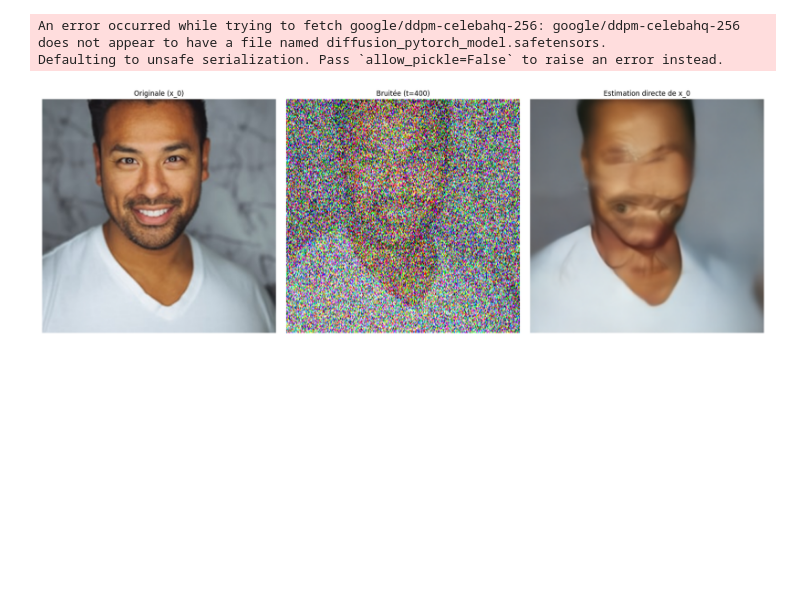
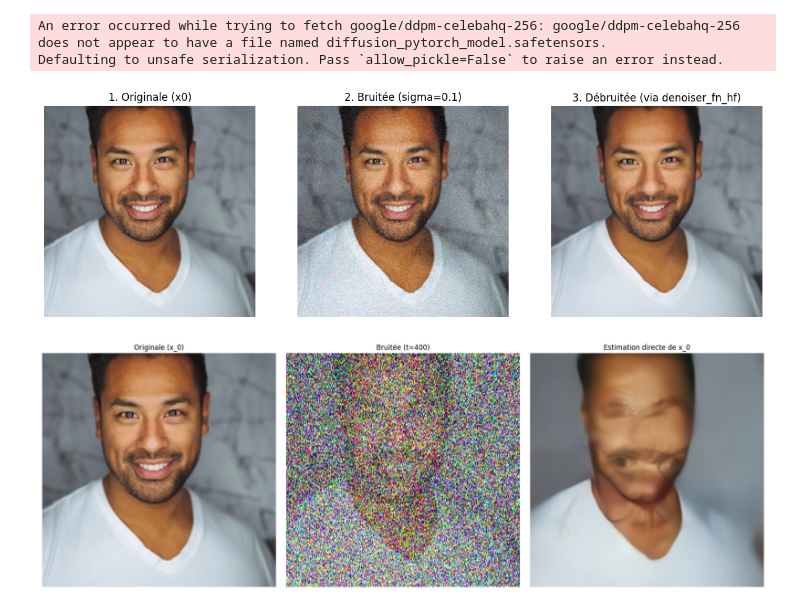
Before and after one commit to NDesassis/notebooks, a Jupyter notebook: unconditional_generation_solution.ipynb, the cells around one changed output. Saved outputs shown, nothing was run; the diff lists cells and outputs as text; code cells hidden in the pictures; blank space fills up the shorter version.

```diff
--- a/unconditional_generation_solution.ipynb
+++ b/unconditional_generation_solution.ipynb
@@ -144,6 +144,49 @@ preprocess = transforms.Compose([
 def postprocess(tensor):
     tensor = (tensor.detach().cpu().clamp(-1, 1) + 1) / 2
     return tensor.permute(0, 2, 3, 1).squeeze().numpy()
+
+
+def denoiser_fn_hf(x, sigma):
+    # This part belows convert the variance exploding framework to the variance preserving.
+
+    eq_alpha = 1 / (sigma**2 + 1)
+    get_closest = torch.abs(scheduler.alphas_cumprod - eq_alpha).argmin().item()
+    closest_alpha = scheduler.alphas_cumprod[get_closest]
+    eq_x = x / (sigma**2 + 1)**.5
+
+    out_model = model(eq_x, get_closest).sample
+    pred_x0 = ((eq_x  -  ((1 - closest_alpha)**.5)*out_model) / (closest_alpha**.5)).clip(-1, 1)
+    return pred_x0
+# %%
+target_sigma = torch.tensor([0.1], device=device)
+input_tensor = preprocess(image_raw).unsqueeze(0).to(device)
+
+# 2. Créer l'image bruitée (selon la logique Forward du notebook)
+# x_noisy = x_0 + sigma * epsilon
+noise = torch.randn_like(input_tensor)
+noisy_image = input_tensor + target_sigma * noise
+
+
+denoised_result = denoiser_fn_hf(noisy_image, target_sigma)
+
+# 4. Affichage des 3 étapes
+fig, ax = plt.subplots(1, 3, figsize=(15, 5))
+
+ax[0].imshow(postprocess(input_tensor))
+ax[0].set_title("1. Originale (x0)")
+ax[0].axis('off')
+
+ax[1].imshow(postprocess(noisy_image))
+ax[1].set_title(f"2. Bruitée (sigma={np.round(target_sigma.item(),2)})")
+ax[1].axis('off')
+
+ax[2].imshow(postprocess(denoised_result))
+ax[2].set_title("3. Débruitée (via denoiser_fn_hf)")
+ax[2].axis('off')
+
+plt.show()
+# %% [output]
+[figure, added]
 # %%
 # 1. Configuration du niveau de bruit
 # timestep_idx entre 0 (pas de bruit) et 999 (bruit total)
```
